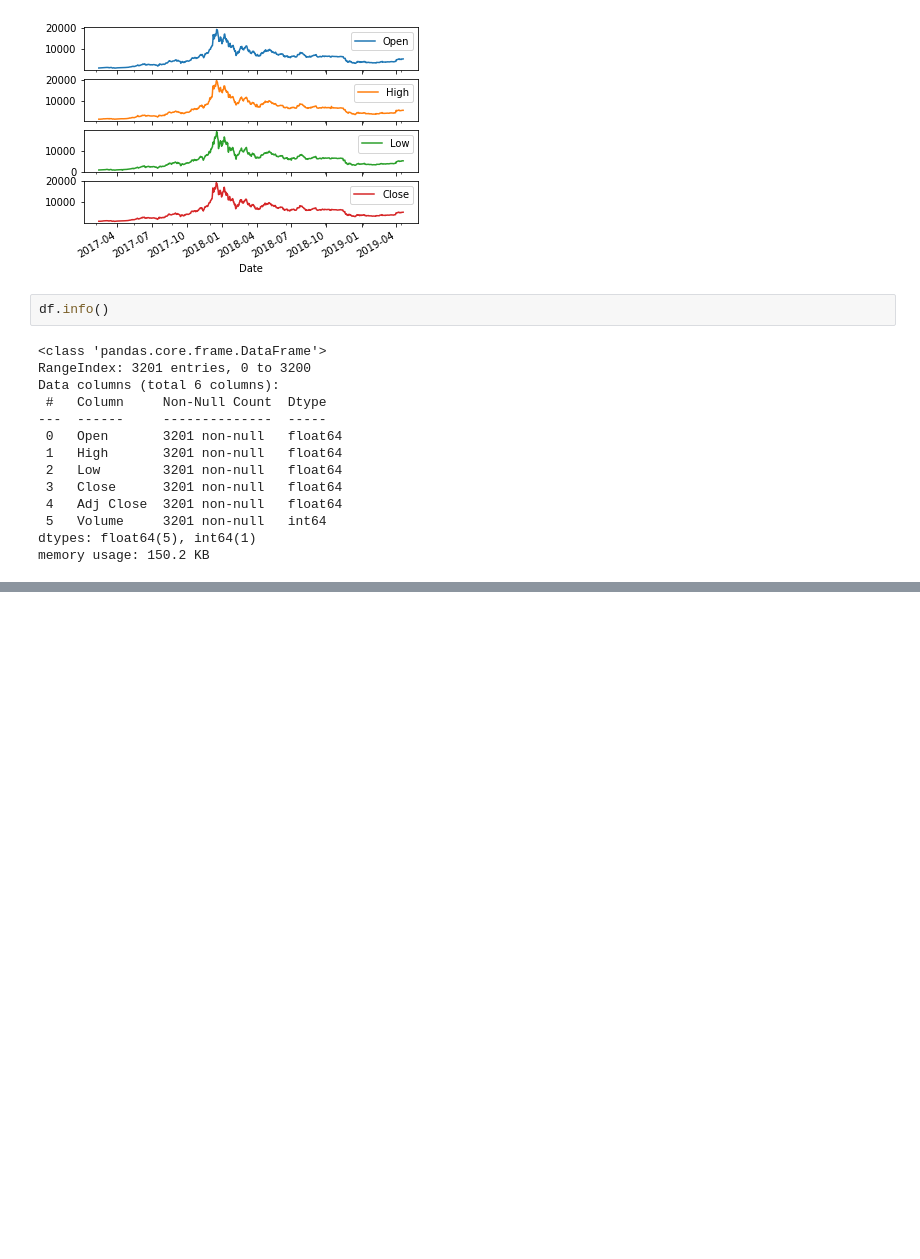
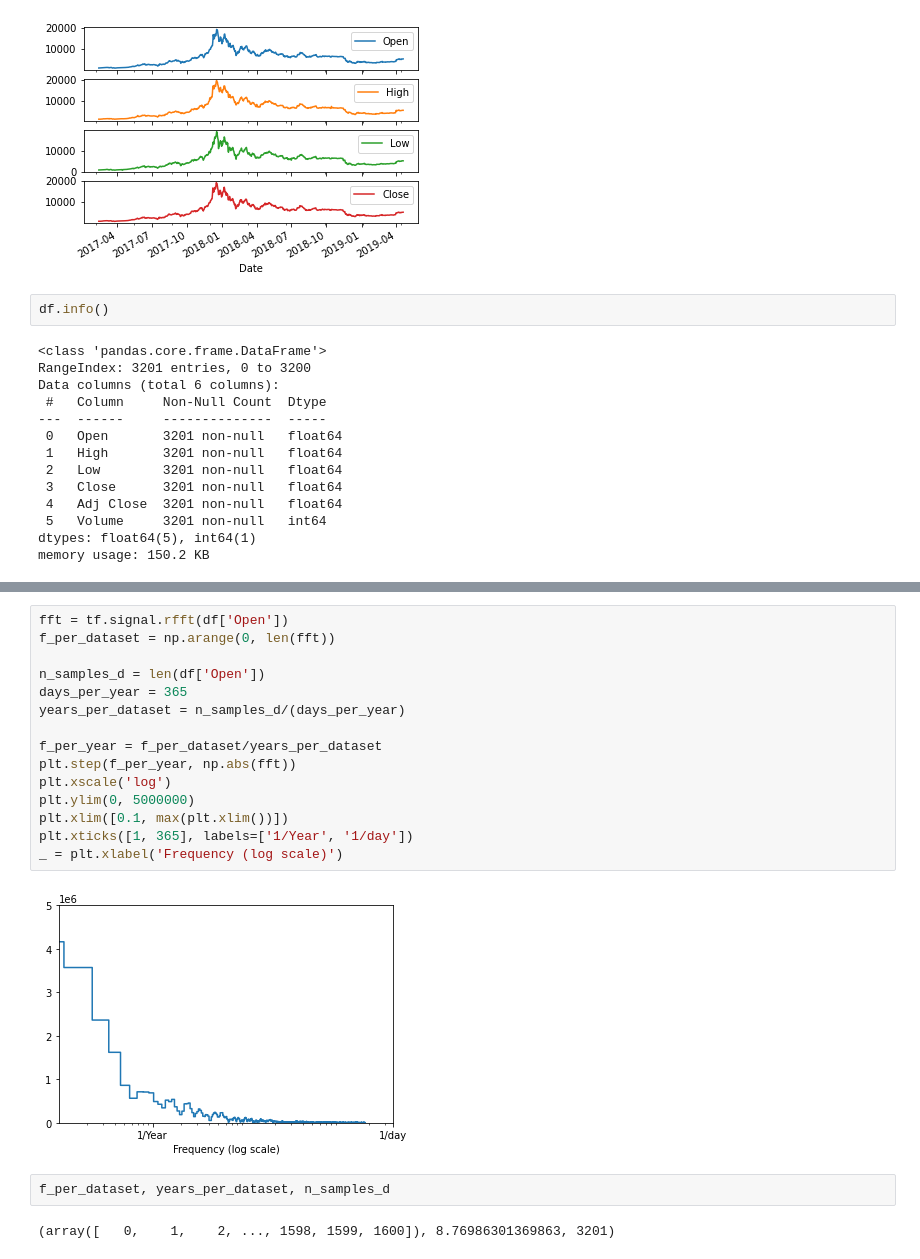
Before and after one commit to KangnamUnivShuttle/tensor_study, a Jupyter notebook: notebook/Forecast BTCUSD.ipynb, the cells around one changed output, grey strips where cells are left out. Drawn from its saved outputs; the diff is of its cells as text; blank space fills up the shorter version.

```diff
--- a/notebook/Forecast BTCUSD.ipynb
+++ b/notebook/Forecast BTCUSD.ipynb
@@ -83,0 +152,21 @@ memory usage: 150.2 KB
+# %%
+fft = tf.signal.rfft(df['Open'])
+f_per_dataset = np.arange(0, len(fft))
+
+n_samples_d = len(df['Open'])
+days_per_year = 365
+years_per_dataset = n_samples_d/(days_per_year)
+
+f_per_year = f_per_dataset/years_per_dataset
+plt.step(f_per_year, np.abs(fft))
+plt.xscale('log')
+plt.ylim(0, 5000000)
+plt.xlim([0.1, max(plt.xlim())])
+plt.xticks([1, 365], labels=['1/Year', '1/day'])
+_ = plt.xlabel('Frequency (log scale)')
+# %% [output]
+[figure, added]
+# %%
+f_per_dataset, years_per_dataset, n_samples_d
+# %% [output]
+(array([   0,    1,    2, ..., 1598, 1599, 1600]), 8.76986301369863, 3201)
```
Also changed, not shown: parts of 12 cells of this notebook, 2 other files.
